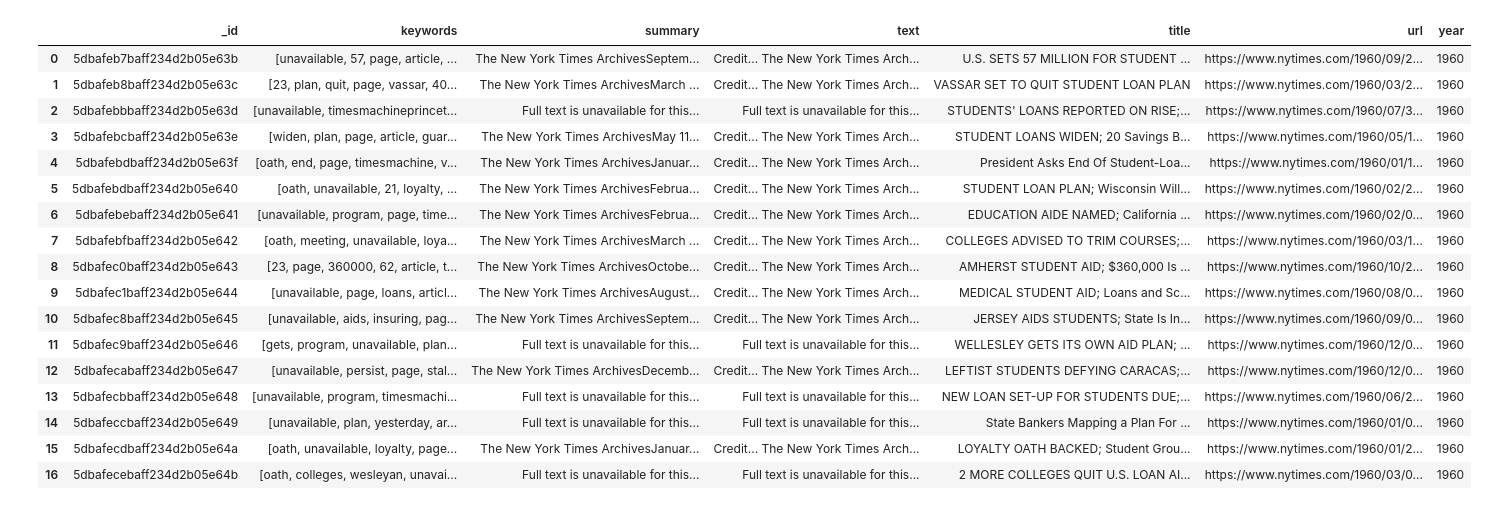
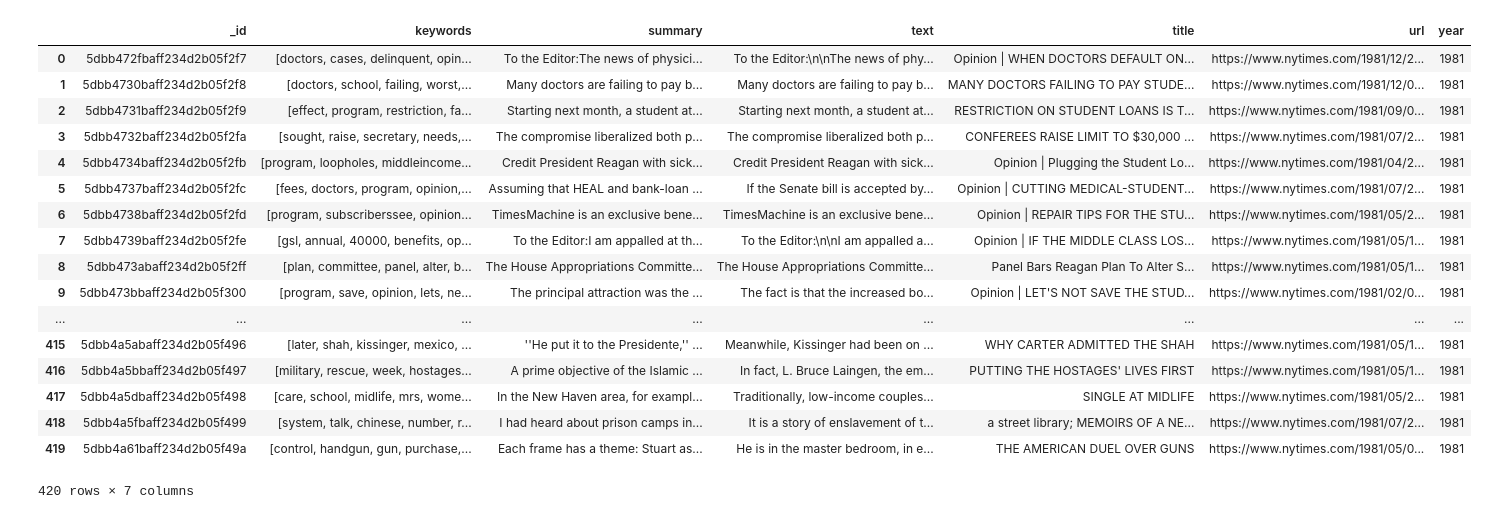
Before and after one commit to tkrobatsch/Generational_Debt_Attitudes, a Jupyter notebook: NYT.ipynb, the cells around one changed output. Saved outputs shown, nothing was run; the diff lists cells and outputs as text; code cells hidden in the pictures.

```diff
--- a/NYT.ipynb
+++ b/NYT.ipynb
@@ -138,23 +149,23 @@ def get_dataframe(year):
     df = pd.DataFrame(list(cursor))
     return df
 # %%
-display(get_dataframe(1960))
+display(get_dataframe(1981))
 # %% [output]
 |  | _id | keywords | summary | text | title | url | year |
-| 0 | 5dbafeb7baff234d2b05e63b | [unavailable, 57, page, article, ... | The New York Times ArchivesSeptem... | Credit... The New York Times Arch... | U.S. SETS 57 MILLION FOR STUDENT ... | https://www.nytimes.com/1960/09/2... | 1960 |
-| 1 | 5dbafeb8baff234d2b05e63c | [23, plan, quit, page, vassar, 40... | The New York Times ArchivesMarch ... | Credit... The New York Times Arch... | VASSAR SET TO QUIT STUDENT LOAN PLAN | https://www.nytimes.com/1960/03/2... | 1960 |
-| 2 | 5dbafebbbaff234d2b05e63d | [unavailable, timesmachineprincet... | Full text is unavailable for this... | Full text is unavailable for this... | STUDENTS' LOANS REPORTED ON RISE;... | https://www.nytimes.com/1960/07/3... | 1960 |
-| 3 | 5dbafebcbaff234d2b05e63e | [widen, plan, page, article, guar... | The New York Times ArchivesMay 11... | Credit... The New York Times Arch... | STUDENT LOANS WIDEN; 20 Savings B... | https://www.nytimes.com/1960/05/1... | 1960 |
-| 4 | 5dbafebdbaff234d2b05e63f | [oath, end, page, timesmachine, v... | The New York Times ArchivesJanuar... | Credit... The New York Times Arch... | President Asks End Of Student-Loa... | https://www.nytimes.com/1960/01/1... | 1960 |
-| 5 | 5dbafebdbaff234d2b05e640 | [oath, unavailable, 21, loyalty, ... | The New York Times ArchivesFebrua... | Credit... The New York Times Arch... | STUDENT LOAN PLAN; Wisconsin Will... | https://www.nytimes.com/1960/02/2... | 1960 |
-| 6 | 5dbafebebaff234d2b05e641 | [unavailable, program, page, time... | The New York Times ArchivesFebrua... | Credit... The New York Times Arch... | EDUCATION AIDE NAMED; California ... | https://www.nytimes.com/1960/02/0... | 1960 |
-| 7 | 5dbafebfbaff234d2b05e642 | [oath, meeting, unavailable, loya... | The New York Times ArchivesMarch ... | Credit... The New York Times Arch... | COLLEGES ADVISED TO TRIM COURSES;... | https://www.nytimes.com/1960/03/1... | 1960 |
-| 8 | 5dbafec0baff234d2b05e643 | [23, page, 360000, 62, article, t... | The New York Times ArchivesOctobe... | Credit... The New York Times Arch... | AMHERST STUDENT AID; $360,000 Is ... | https://www.nytimes.com/1960/10/2... | 1960 |
-| 9 | 5dbafec1baff234d2b05e644 | [unavailable, page, loans, articl... | The New York Times ArchivesAugust... | Credit... The New York Times Arch... | MEDICAL STUDENT AID; Loans and Sc... | https://www.nytimes.com/1960/08/0... | 1960 |
-| 10 | 5dbafec8baff234d2b05e645 | [unavailable, aids, insuring, pag... | The New York Times ArchivesSeptem... | Credit... The New York Times Arch... | JERSEY AIDS STUDENTS; State Is In... | https://www.nytimes.com/1960/09/0... | 1960 |
-| 11 | 5dbafec9baff234d2b05e646 | [gets, program, unavailable, plan... | Full text is unavailable for this... | Full text is unavailable for this... | WELLESLEY GETS ITS OWN AID PLAN; ... | https://www.nytimes.com/1960/12/0... | 1960 |
-| 12 | 5dbafecabaff234d2b05e647 | [unavailable, persist, page, stal... | The New York Times ArchivesDecemb... | Credit... The New York Times Arch... | LEFTIST STUDENTS DEFYING CARACAS;... | https://www.nytimes.com/1960/12/0... | 1960 |
-| 13 | 5dbafecbbaff234d2b05e648 | [unavailable, program, timesmachi... | Full text is unavailable for this... | Full text is unavailable for this... | NEW LOAN SET-UP FOR STUDENTS DUE;... | https://www.nytimes.com/1960/06/2... | 1960 |
-| 14 | 5dbafeccbaff234d2b05e649 | [unavailable, plan, yesterday, ar... | Full text is unavailable for this... | Full text is unavailable for this... | State Bankers Mapping a Plan For ... | https://www.nytimes.com/1960/01/0... | 1960 |
-| 15 | 5dbafecdbaff234d2b05e64a | [oath, unavailable, loyalty, page... | The New York Times ArchivesJanuar... | Credit... The New York Times Arch... | LOYALTY OATH BACKED; Student Grou... | https://www.nytimes.com/1960/01/2... | 1960 |
-| 16 | 5dbafecebaff234d2b05e64b | [oath, colleges, wesleyan, unavai... | Full text is unavailable for this... | Full text is unavailable for this... | 2 MORE COLLEGES QUIT U.S. LOAN AI... | https://www.nytimes.com/1960/03/0... | 1960 |
+| 0 | 5dbb472fbaff234d2b05f2f7 | [doctors, cases, delinquent, opin... | To the Editor:The news of physici... | To the Editor:\n\nThe news of phy... | Opinion | WHEN DOCTORS DEFAULT ON... | https://www.nytimes.com/1981/12/2... | 1981 |
+| 1 | 5dbb4730baff234d2b05f2f8 | [doctors, school, failing, worst,... | Many doctors are failing to pay b... | Many doctors are failing to pay b... | MANY DOCTORS FAILING TO PAY STUDE... | https://www.nytimes.com/1981/12/0... | 1981 |
+| 2 | 5dbb4731baff234d2b05f2f9 | [effect, program, restriction, fa... | Starting next month, a student at... | Starting next month, a student at... | RESTRICTION ON STUDENT LOANS IS T... | https://www.nytimes.com/1981/09/0... | 1981 |
+| 3 | 5dbb4732baff234d2b05f2fa | [sought, raise, secretary, needs,... | The compromise liberalized both p... | The compromise liberalized both p... | CONFEREES RAISE LIMIT TO $30,000 ... | https://www.nytimes.com/1981/07/2... | 1981 |
+| 4 | 5dbb4734baff234d2b05f2fb | [program, loopholes, middleincome... | Credit President Reagan with sick... | Credit President Reagan with sick... | Opinion | Plugging the Student Lo... | https://www.nytimes.com/1981/04/2... | 1981 |
+| 5 | 5dbb4737baff234d2b05f2fc | [fees, doctors, program, opinion,... | Assuming that HEAL and bank-loan ... | If the Senate bill is accepted by... | Opinion | CUTTING MEDICAL-STUDENT... | https://www.nytimes.com/1981/07/2... | 1981 |
+| 6 | 5dbb4738baff234d2b05f2fd | [program, subscriberssee, opinion... | TimesMachine is an exclusive bene... | TimesMachine is an exclusive bene... | Opinion | REPAIR TIPS FOR THE STU... | https://www.nytimes.com/1981/05/2... | 1981 |
+| 7 | 5dbb4739baff234d2b05f2fe | [gsl, annual, 40000, benefits, op... | To the Editor:I am appalled at th... | To the Editor:\n\nI am appalled a... | Opinion | IF THE MIDDLE CLASS LOS... | https://www.nytimes.com/1981/05/1... | 1981 |
+| 8 | 5dbb473abaff234d2b05f2ff | [plan, committee, panel, alter, b... | The House Appropriations Committe... | The House Appropriations Committe... | Panel Bars Reagan Plan To Alter S... | https://www.nytimes.com/1981/05/1... | 1981 |
+| 9 | 5dbb473bbaff234d2b05f300 | [program, save, opinion, lets, ne... | The principal attraction was the ... | The fact is that the increased bo... | Opinion | LET'S NOT SAVE THE STUD... | https://www.nytimes.com/1981/02/0... | 1981 |
+| ... | ... | ... | ... | ... | ... | ... | ... |
+| 415 | 5dbb4a5abaff234d2b05f496 | [later, shah, kissinger, mexico, ... | ''He put it to the Presidente,'' ... | Meanwhile, Kissinger had been on ... | WHY CARTER ADMITTED THE SHAH | https://www.nytimes.com/1981/05/1... | 1981 |
+| 416 | 5dbb4a5bbaff234d2b05f497 | [military, rescue, week, hostages... | A prime objective of the Islamic ... | In fact, L. Bruce Laingen, the em... | PUTTING THE HOSTAGES' LIVES FIRST | https://www.nytimes.com/1981/05/1... | 1981 |
+| 417 | 5dbb4a5dbaff234d2b05f498 | [care, school, midlife, mrs, wome... | In the New Haven area, for exampl... | Traditionally, low-income couples... | SINGLE AT MIDLIFE | https://www.nytimes.com/1981/05/2... | 1981 |
+| 418 | 5dbb4a5fbaff234d2b05f499 | [system, talk, chinese, number, r... | I had heard about prison camps in... | It is a story of enslavement of t... | a street library; MEMOIRS OF A NE... | https://www.nytimes.com/1981/07/2... | 1981 |
+| 419 | 5dbb4a61baff234d2b05f49a | [control, handgun, gun, purchase,... | Each frame has a theme: Stuart as... | He is in the master bedroom, in e... | THE AMERICAN DUEL OVER GUNS | https://www.nytimes.com/1981/05/0... | 1981 |
+420 rows × 7 columns
```
Also changed, not shown: parts of 3 cells of this notebook.
